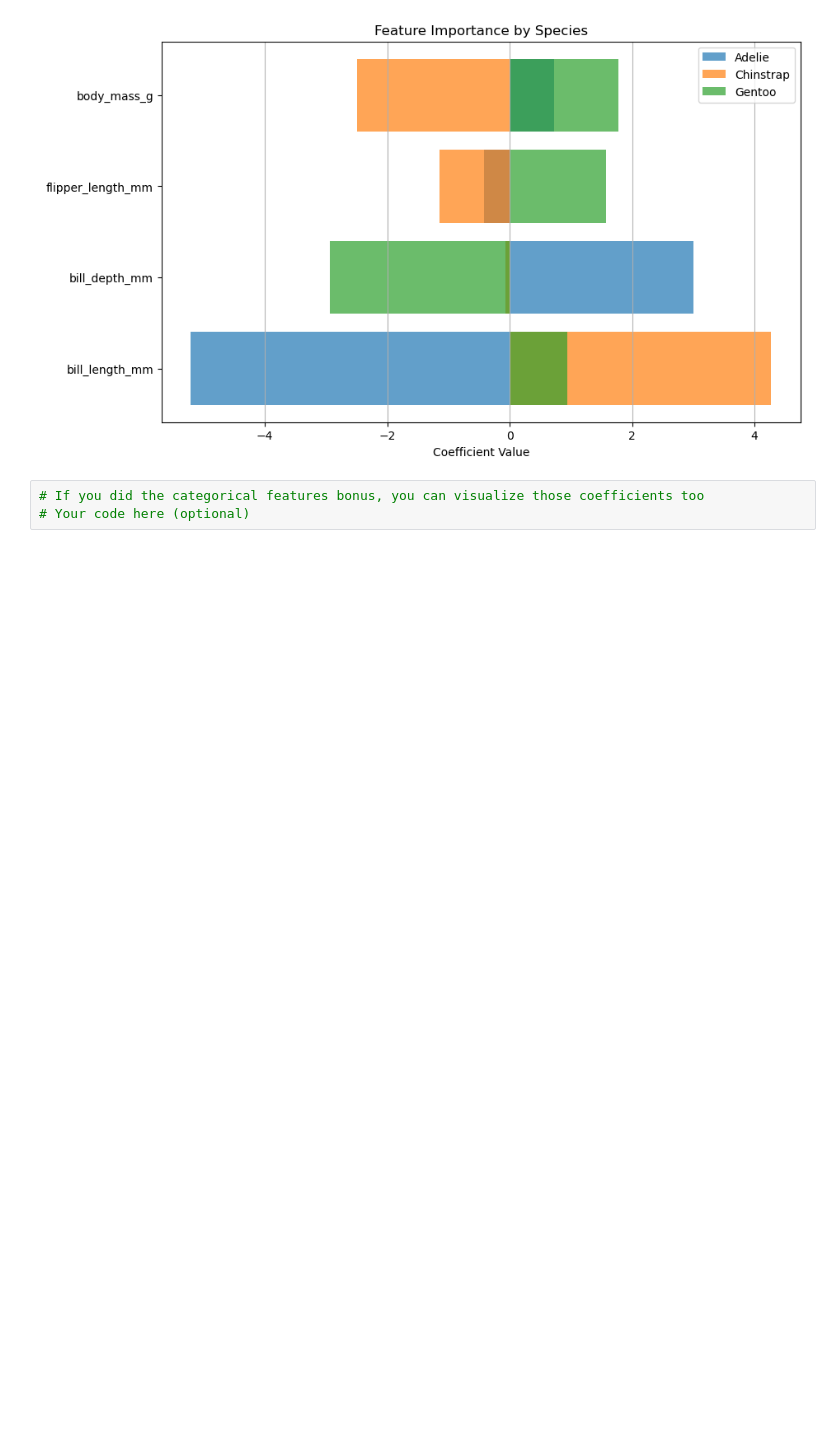
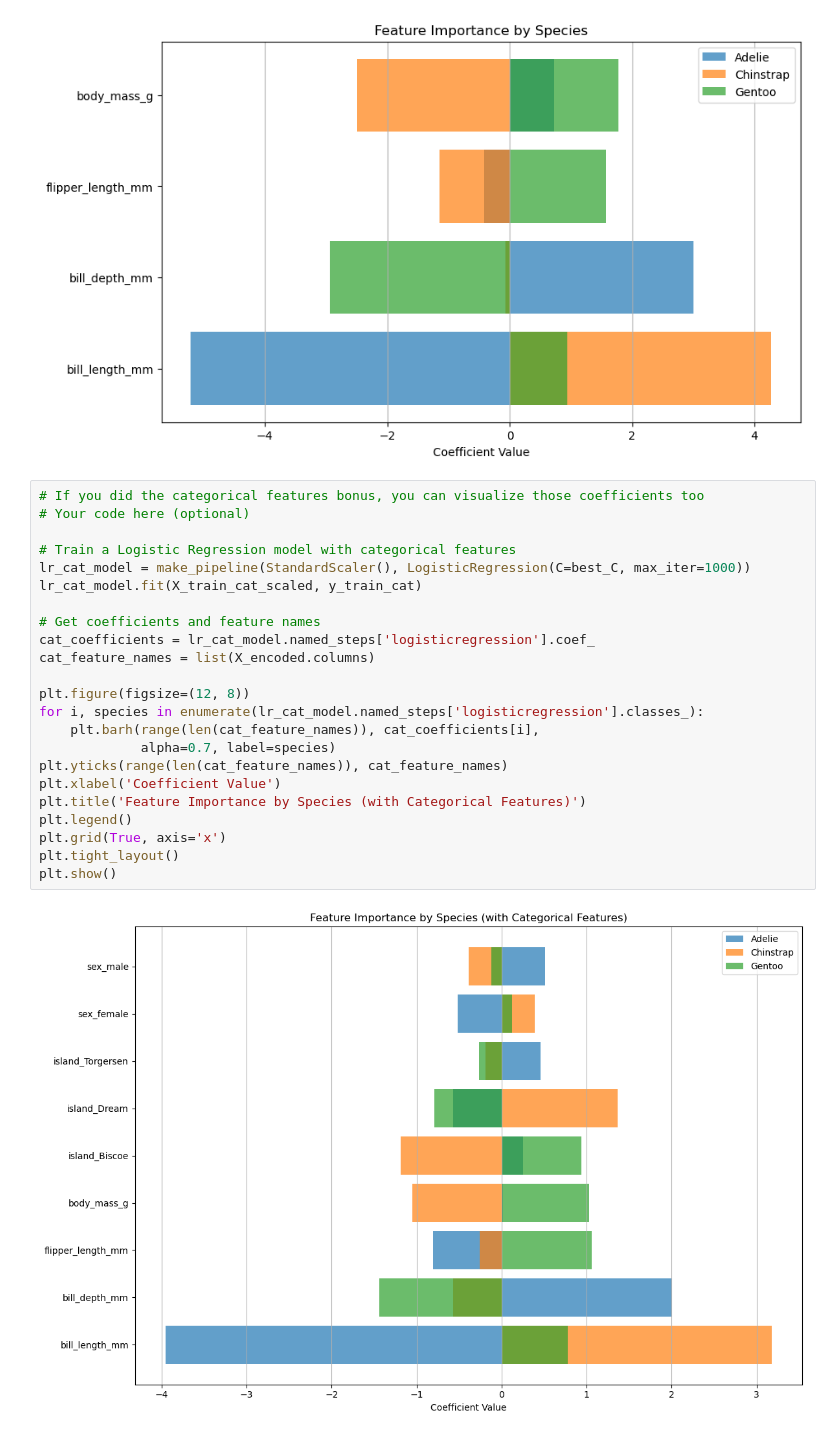
Before and after one commit to MatthewMcCarthy1/machine-learning-labs, a Jupyter notebook: Lab 4/knn_lab.ipynb, the cells around one changed output. Drawn from its saved outputs; the diff is of its cells as text; blank space fills up the shorter version.

Commit message:
feat(lab4): add complete bonus 2 exercise

```diff
--- a/Lab 4/knn_lab.ipynb
+++ b/Lab 4/knn_lab.ipynb
@@ -584,6 +584,28 @@ else:
     print("This is one advantage of Logistic Regression - interpretability!")
 # %% [output]
 [figure]
-# %%
-# If you did the categorical features bonus, you can visualize those coefficients too
-# Your code here (optional)
+# %%
+# If you did the categorical features bonus, you can visualize those coefficients too
+# Your code here (optional)
+
+# Train a Logistic Regression model with categorical features
+lr_cat_model = make_pipeline(StandardScaler(), LogisticRegression(C=best_C, max_iter=1000))
+lr_cat_model.fit(X_train_cat_scaled, y_train_cat)
+
+# Get coefficients and feature names
+cat_coefficients = lr_cat_model.named_steps['logisticregression'].coef_
+cat_feature_names = list(X_encoded.columns)
+
+plt.figure(figsize=(12, 8))
+for i, species in enumerate(lr_cat_model.named_steps['logisticregression'].classes_):
+    plt.barh(range(len(cat_feature_names)), cat_coefficients[i],
+             alpha=0.7, label=species)
+plt.yticks(range(len(cat_feature_names)), cat_feature_names)
+plt.xlabel('Coefficient Value')
+plt.title('Feature Importance by Species (with Categorical Features)')
+plt.legend()
+plt.grid(True, axis='x')
+plt.tight_layout()
+plt.show()
+# %% [output]
+[figure, added]
```
